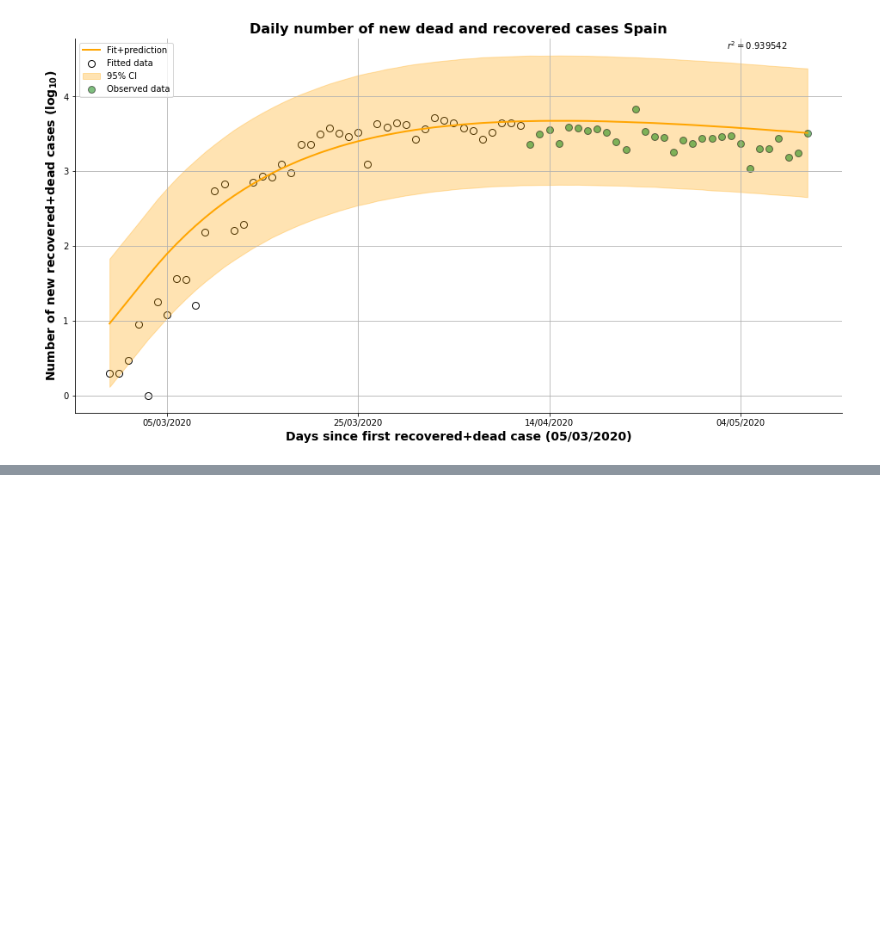
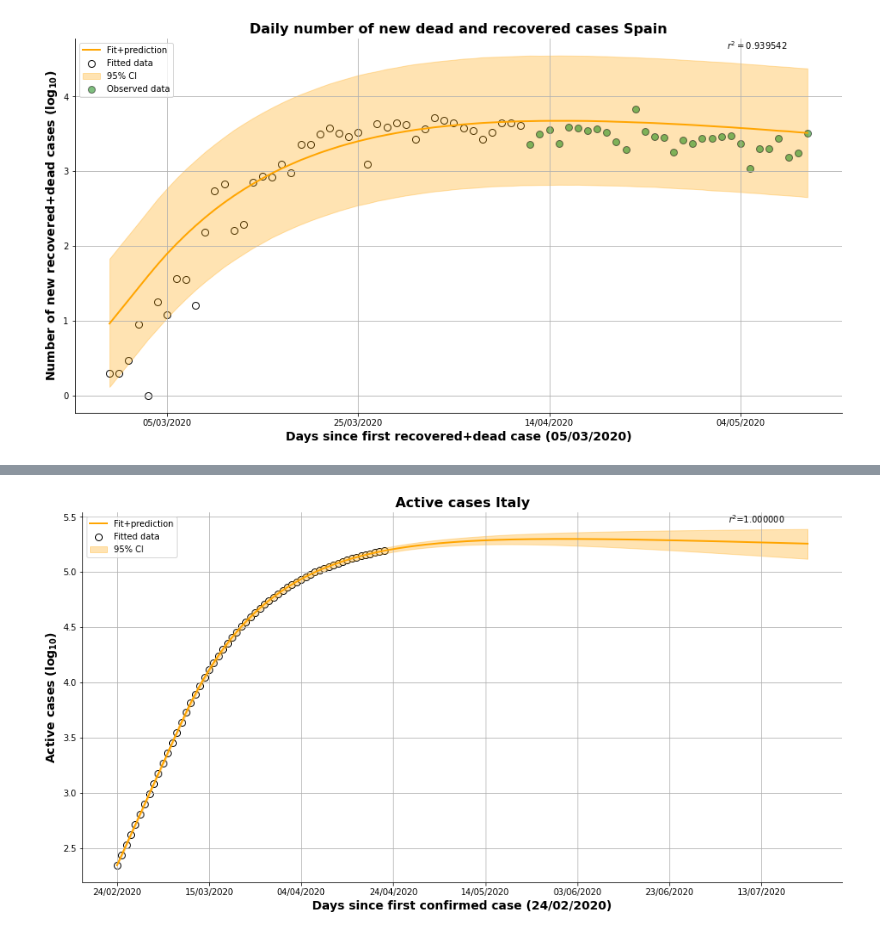
Before and after one commit to Nuelam9/Bayesian-inference-on-SCIR-epidemic-model, a Jupyter notebook: Optimization/Fit-Covid-Data.ipynb, the cells around one changed output, grey strips where cells are left out. Drawn from its saved outputs; the diff is of its cells as text; code cells hidden in the pictures; blank space fills up the shorter version.

```diff
--- a/Optimization/Fit-Covid-Data.ipynb
+++ b/Optimization/Fit-Covid-Data.ipynb
@@ -490,0 +519,5 @@ plt.savefig("../Advanced-statistics/Results/esp/first_wave/plot/death_recovered_
+# %%
+plot_results(res_10, ci=95, Y=True, Z=False, observed=False)
+plt.savefig("../Advanced-statistics/Results/ita/first_wave/plot/active_cases_synthetic.png", quality=100, transparent=False, dpi=400)
+# %% [output]
+[figure, added]
```
Also changed, not shown: parts of 14 cells of this notebook, 18 other files.
